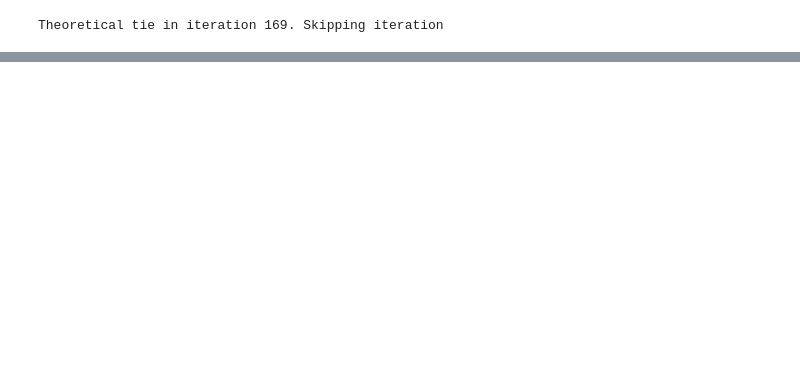
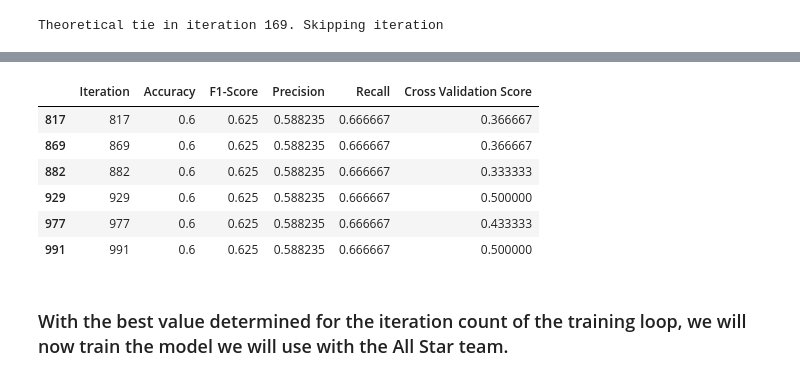
Before and after one commit to kjeeth04/NBA-pred, a Jupyter notebook: SGD.ipynb, the cells around one changed output, grey strips where cells are left out. Drawn from its saved outputs; the diff is of its cells as text; code cells hidden in the pictures; blank space fills up the shorter version.

```diff
--- a/SGD.ipynb
+++ b/SGD.ipynb
@@ -107,0 +197,16 @@ df_all_stars['Winner'] = 1
+# %%
+#Getting all the iteration counts that had the same f1-score as the median f1-score, and grabbing the smallest iteration value above 800 to be best_value
+df_best_value = df_trial[df_trial['F1-Score'] == np.median(df_trial['F1-Score'])].head(50)
+df_best_value = df_best_value.loc[df_best_value['Iteration'] > 800]
+best_value = df_best_value.iloc[0,0]
+df_best_value
+# %% [output]
+|  | Iteration | Accuracy | F1-Score | Precision | Recall | Cross Validation Score |
+| 817 | 817 | 0.6 | 0.625 | 0.588235 | 0.666667 | 0.366667 |
+| 869 | 869 | 0.6 | 0.625 | 0.588235 | 0.666667 | 0.366667 |
+| 882 | 882 | 0.6 | 0.625 | 0.588235 | 0.666667 | 0.333333 |
+| 929 | 929 | 0.6 | 0.625 | 0.588235 | 0.666667 | 0.500000 |
+| 977 | 977 | 0.6 | 0.625 | 0.588235 | 0.666667 | 0.433333 |
+| 991 | 991 | 0.6 | 0.625 | 0.588235 | 0.666667 | 0.500000 |
+# %% [markdown]
+### With the best value determined for the iteration count of the training loop, we will now train the model we will use with the All Star team.
```
Also changed, not shown: parts of 16 cells of this notebook, 35 other files.
